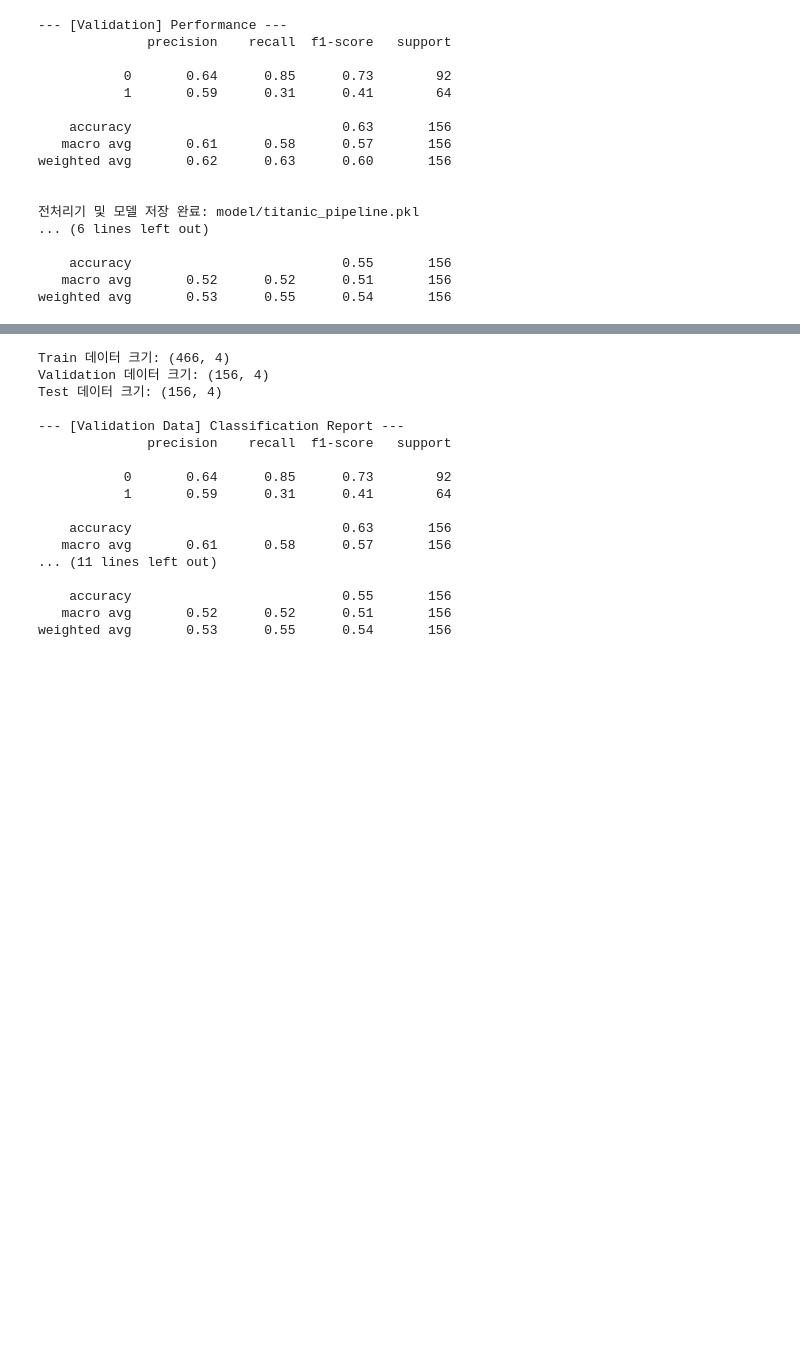
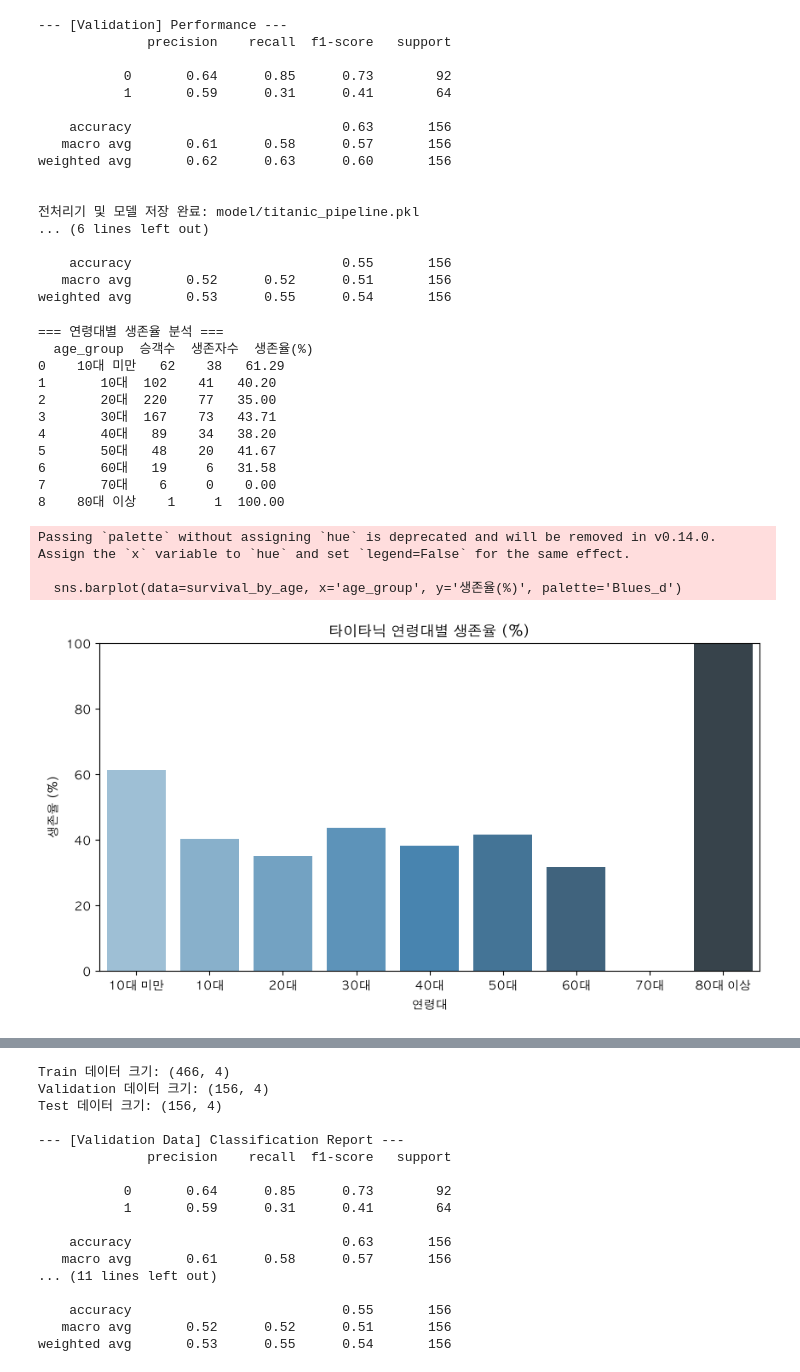
Before and after one commit to chan3623/data-collection-workspace, a Jupyter notebook: data30_ML_데이터_전처리.ipynb, the cells around one changed output, grey strips where cells are left out. Drawn from its saved outputs; the diff is of its cells as text; code cells hidden in the pictures; blank space fills up the shorter version.

```diff
--- a/data30_ML_데이터_전처리.ipynb
+++ b/data30_ML_데이터_전처리.ipynb
@@ -462,3 +462,66 @@ weighted avg       0.62      0.63      0.60       156
     accuracy                           0.55       156
    macro avg       0.52      0.52      0.51       156
 weighted avg       0.53      0.55      0.54       156
+# %%
+import os
+import joblib
+import numpy as np
+import pandas as pd
+import seaborn as sns
+import matplotlib.pyplot as plt
+from sklearn.decomposition import PCA
+from sklearn.linear_model import LogisticRegression
+from sklearn.metrics import classification_report
+from sklearn.model_selection import train_test_split
+from sklearn.preprocessing import OneHotEncoder, StandardScaler
+
+plt.rc('font', family='AppleGothic')    # 맥: 애플 고딕
+plt.rcParams['axes.unicode_minus'] = False  # 마이너스 깨짐 방지
+# 데이터 로드
+df = sns.load_dataset("titanic")
+
+# 1. 나이 구간(bins) 및 라벨 설정 (0~9세: 10대 미만, 10~19세: 10대, 20~29세: 20대 ...)
+bins = [0, 10, 20, 30, 40, 50, 60, 70, 80, 100]
+labels = ['10대 미만', '10대', '20대', '30대', '40대', '50대', '60대', '70대', '80대 이상']
+
+# right=False 설정으로 [0, 10) 형태의 이상~미만 구간 적용
+df['age_group'] = pd.cut(df['age'], bins=bins, labels=labels, right=False)
+
+# 2. 연령대별 승객 수, 생존자 수, 생존율 집계
+survival_by_age = df.groupby('age_group', observed=False)['survived'].agg(
+    승객수='count',
+    생존자수='sum',
+    생존율='mean'
+).reset_index()
+
+# 생존율을 백분율(%)로 변환
+survival_by_age['생존율(%)'] = (survival_by_age['생존율'] * 100).round(2)
+
+# 결과 출력
+print("=== 연령대별 생존율 분석 ===")
+print(survival_by_age[['age_group', '승객수', '생존자수', '생존율(%)']])
+
+# 3. 연령대별 생존율 시각화
+plt.figure(figsize=(10, 5))
+sns.barplot(data=survival_by_age, x='age_group', y='생존율(%)', palette='Blues_d')
+plt.title('타이타닉 연령대별 생존율 (%)')
+plt.xlabel('연령대')
+plt.ylabel('생존율 (%)')
+plt.ylim(0, 100)
+plt.show()
+# %% [output]
+=== 연령대별 생존율 분석 ===
+  age_group  승객수  생존자수  생존율(%)
+0    10대 미만   62    38   61.29
+1       10대  102    41   40.20
+2       20대  220    77   35.00
+3       30대  167    73   43.71
+4       40대   89    34   38.20
+5       50대   48    20   41.67
+6       60대   19     6   31.58
+7       70대    6     0    0.00
+8    80대 이상    1     1  100.00
+Passing `palette` without assigning `hue` is deprecated and will be removed in v0.14.0. Assign the `x` variable to `hue` and set `legend=False` for the same effect.
+
+  sns.barplot(data=survival_by_age, x='age_group', y='생존율(%)', palette='Blues_d')
+[figure, added]
```
Also changed, not shown: parts of 3 cells of this notebook, 51 other files.
